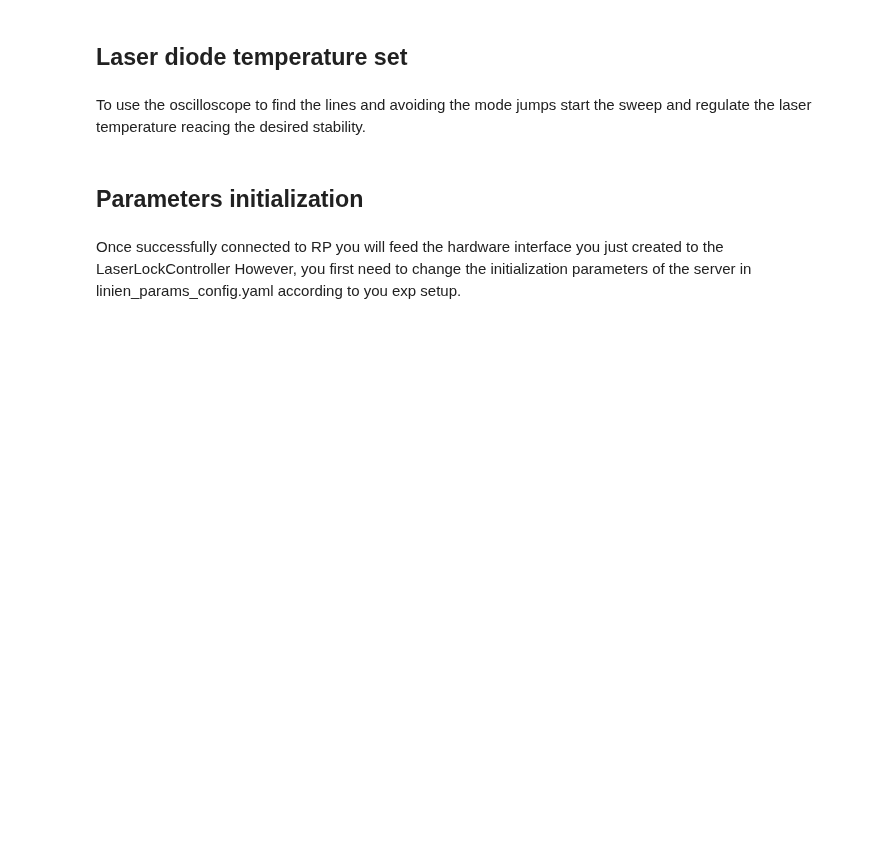
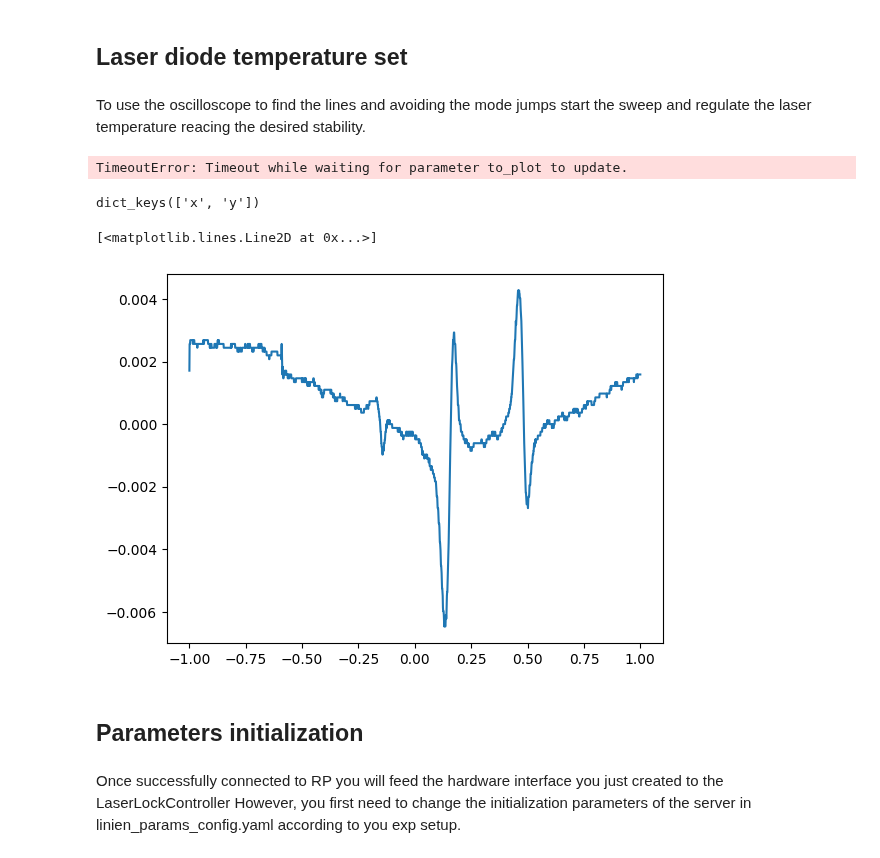
Before and after one commit to jack00look/RP_Spectroscopy, a Jupyter notebook: Notebook_Serafini.ipynb, the cells around one changed output. Saved outputs shown, nothing was run; the diff lists cells and outputs as text; code cells hidden in the pictures; blank space fills up the shorter version.

```diff
--- a/Notebook_Serafini.ipynb
+++ b/Notebook_Serafini.ipynb
@@ -41,6 +51,18 @@ linien_client.connection       INFO     Connection established!
 To use the oscilloscope to find the lines and avoiding the mode jumps start the sweep and regulate the laser temperature reacing the desired stability.
 # %%
 RP_interface.start_sweep()
+# %%
+sweep_signal = RP_interface.get_sweep()
+# %% [output]
+TimeoutError: Timeout while waiting for parameter to_plot to update.
+# %%
+import matplotlib.pyplot as plt
+print(sweep_signal.keys())
+plt.plot(sweep_signal['x'], sweep_signal['y'])
+# %% [output]
+dict_keys(['x', 'y'])
+[<matplotlib.lines.Line2D at 0x...>]
+[figure, added]
 # %% [markdown]
 ## Parameters initialization
 # %% [markdown]
```
Also changed, not shown: parts of 10 cells of this notebook, 12 other files.
